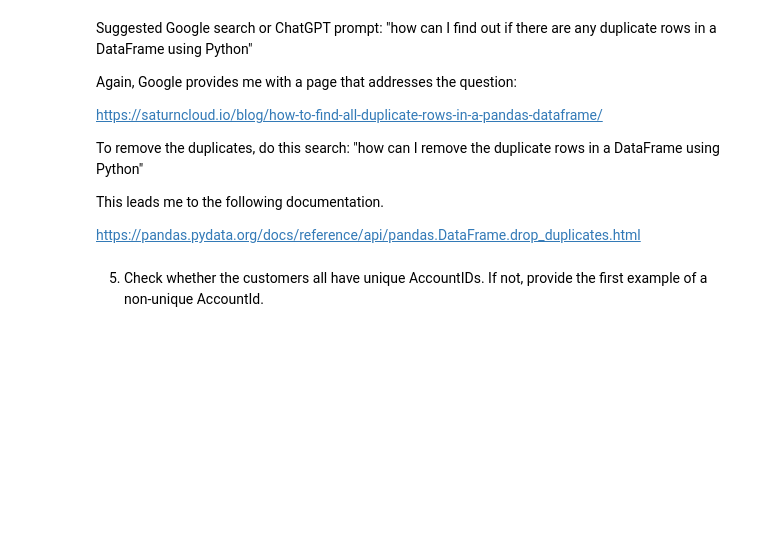
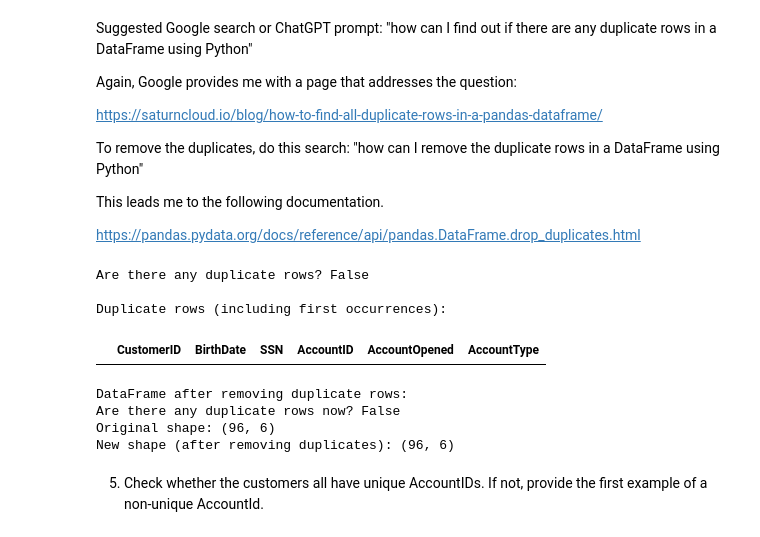
Before and after one commit to salil82/Module-B-semester-2, a Jupyter notebook: OMDS-ModB2-Week1-Deshpande-Salil.ipynb, the cells around one changed output. Cells and saved outputs as stored; diff of their text form; code cells hidden in the pictures; blank space fills up the shorter version.

```diff
--- a/OMDS-ModB2-Week1-Deshpande-Salil.ipynb
+++ b/OMDS-ModB2-Week1-Deshpande-Salil.ipynb
@@ -271,6 +308,31 @@ To remove the duplicates, do this search: "how can I remove the duplicate rows i
 This leads me to the following documentation.
 
 https://pandas.pydata.org/docs/reference/api/pandas.DataFrame.drop_duplicates.html
+# %%
+print("Are there any duplicate rows?", df_bank_datefix_nonulls.duplicated().any())
+
+# Display all duplicate rows, marking both the first occurrence and its duplicates
+print("\nDuplicate rows (including first occurrences):")
+duplicate_rows = df_bank_datefix_nonulls[df_bank_datefix_nonulls.duplicated(keep=False)]
+display(duplicate_rows)
+# %% [output]
+Are there any duplicate rows? False
+
+Duplicate rows (including first occurrences):
+|  | CustomerID | BirthDate | SSN | AccountID | AccountOpened | AccountType |
+# %%
+# Remove duplicate rows
+df_bank_datefix_deduplicated = df_bank_datefix_nonulls.drop_duplicates().copy()
+
+print("\nDataFrame after removing duplicate rows:")
+print("Are there any duplicate rows now?", df_bank_datefix_deduplicated.duplicated().any())
+print("Original shape:", df_bank_datefix_nonulls.shape)
+print("New shape (after removing duplicates):", df_bank_datefix_deduplicated.shape)
+# %% [output]
+DataFrame after removing duplicate rows:
+Are there any duplicate rows now? False
+Original shape: (96, 6)
+New shape (after removing duplicates): (96, 6)
 # %% [markdown]
 5. Check whether the customers all have unique AccountIDs.  If not, provide the first example of a non-unique AccountId.
 # %% [markdown]
```
Also changed, not shown: parts of 13 cells of this notebook.
